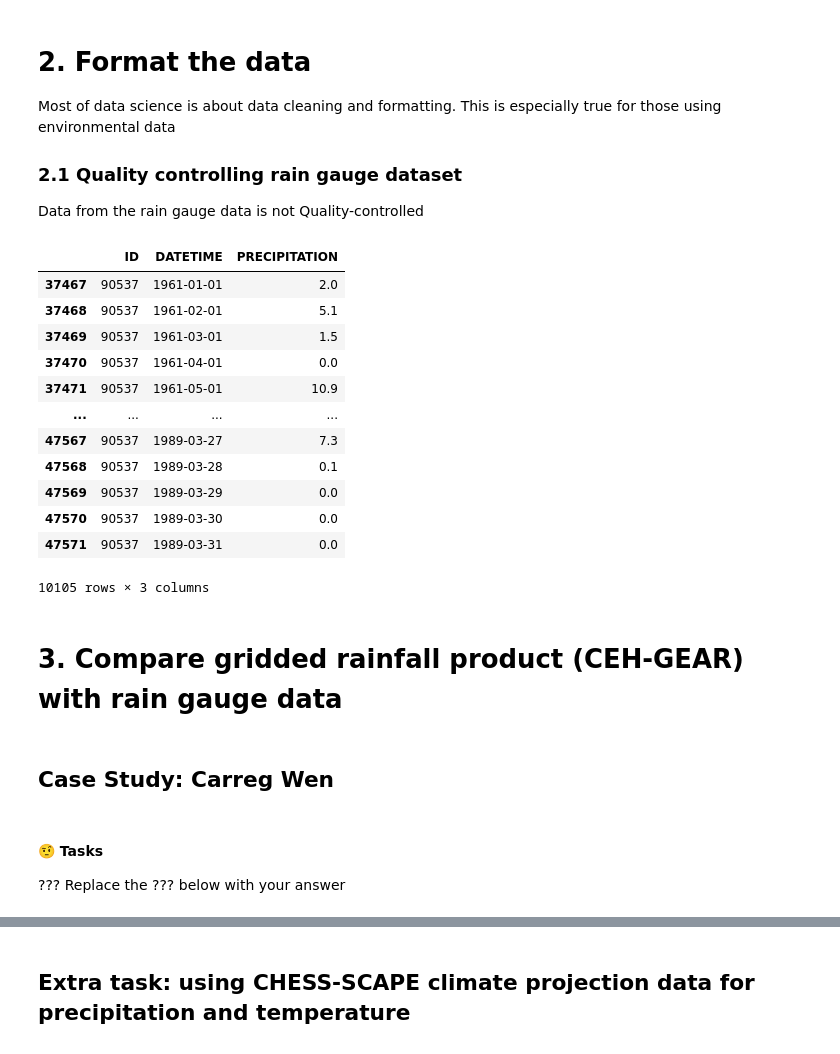
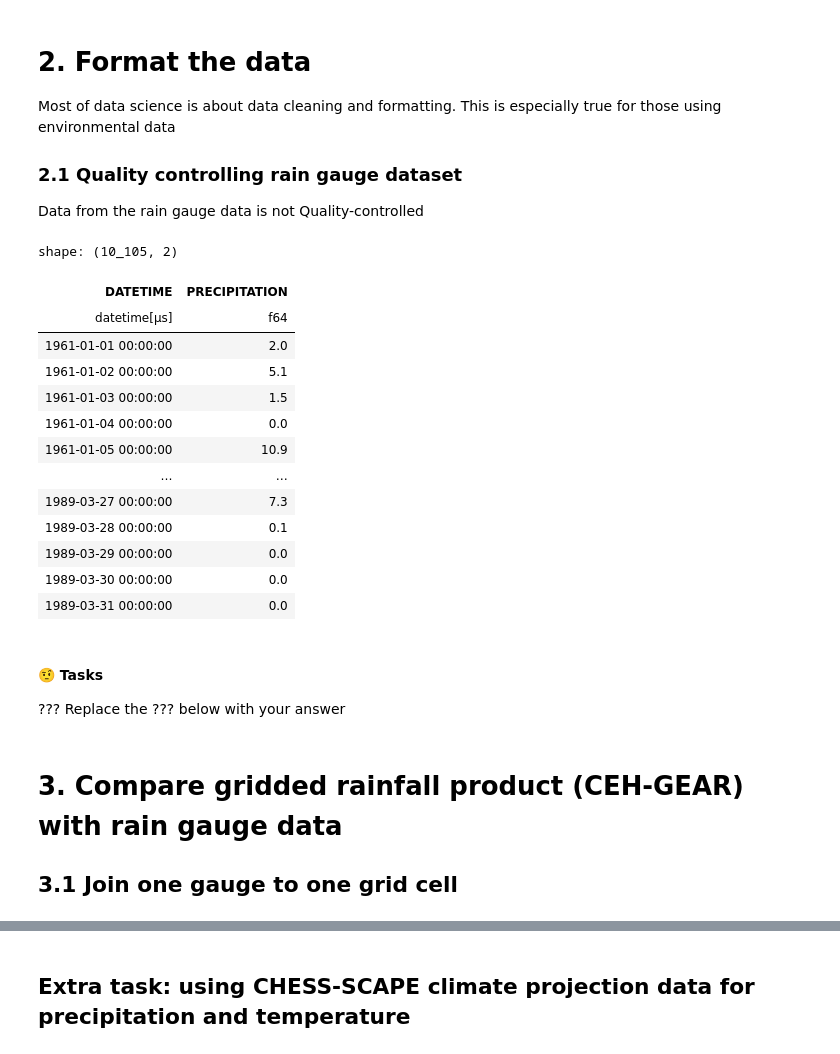
Before and after one commit to Thomasjkeel/UKCEH_Summer_School, a Jupyter notebook: Workshop_4/Workshop_4_rainfall_uncertainty.ipynb, the cells around one changed output, grey strips where cells are left out. Drawn from its saved outputs; the diff is of its cells as text; code cells hidden in the pictures.

```diff
--- a/Workshop_4/Workshop_4_rainfall_uncertainty.ipynb
+++ b/Workshop_4/Workshop_4_rainfall_uncertainty.ipynb
@@ -182,22 +164,4 @@ Most of data science is about data cleaning and formatting. This is especially t
 ### 2.1 Quality controlling rain gauge dataset
 Data from the rain gauge data is not Quality-controlled
 # %%
-severn_rain_gauge_data.loc[severn_rain_gauge_data["ID"] == 90537]
+# severn_rain_gauge_data.loc[severn_rain_gauge_data["ID"] == 90537]
-# %% [output]
-|  | ID | DATETIME | PRECIPITATION |
-| 37467 | 90537 | 1961-01-01 | 2.0 |
-| 37468 | 90537 | 1961-02-01 | 5.1 |
-| 37469 | 90537 | 1961-03-01 | 1.5 |
-| 37470 | 90537 | 1961-04-01 | 0.0 |
-| 37471 | 90537 | 1961-05-01 | 10.9 |
-| ... | ... | ... | ... |
-| 47567 | 90537 | 1989-03-27 | 7.3 |
-| 47568 | 90537 | 1989-03-28 | 0.1 |
-| 47569 | 90537 | 1989-03-29 | 0.0 |
-| 47570 | 90537 | 1989-03-30 | 0.0 |
-| 47571 | 90537 | 1989-03-31 | 0.0 |
-10105 rows × 3 columns
-# %% [markdown]
-# 3. Compare gridded rainfall product (CEH-GEAR) with rain gauge data
-# %% [markdown]
-## Case Study: Carreg Wen
@@ -207,5 +168,32 @@ carreg_daily_new.head()
+# %%
+one_gauge = severn_rain_gauge_data.filter(pl.col("ID") == 90537)
+# %%
+one_gauge_monthly_sums = one_gauge.group_by_dynamic('DATETIME', every='1m').agg(pl.col('PRECIPITATION').mean())
+# %%
+one_gauge_monthly_sums
+# %% [output]
+shape: (10_105, 2)
+| DATETIME | PRECIPITATION |
+| datetime[μs] | f64 |
+| 1961-01-01 00:00:00 | 2.0 |
+| 1961-01-02 00:00:00 | 5.1 |
+| 1961-01-03 00:00:00 | 1.5 |
+| 1961-01-04 00:00:00 | 0.0 |
+| 1961-01-05 00:00:00 | 10.9 |
+| … | … |
+| 1989-03-27 00:00:00 | 7.3 |
+| 1989-03-28 00:00:00 | 0.1 |
+| 1989-03-29 00:00:00 | 0.0 |
+| 1989-03-30 00:00:00 | 0.0 |
+| 1989-03-31 00:00:00 | 0.0 |
 # %% [markdown]
 #### 🤨 Tasks
 
 ???
 Replace the ??? below with your answer
+# %% [markdown]
+# 3. Compare gridded rainfall product (CEH-GEAR) with rain gauge data
+
+
+
+## 3.1 Join one gauge to one grid cell
```
Also changed, not shown: parts of 17 cells of this notebook, 2 other files.
